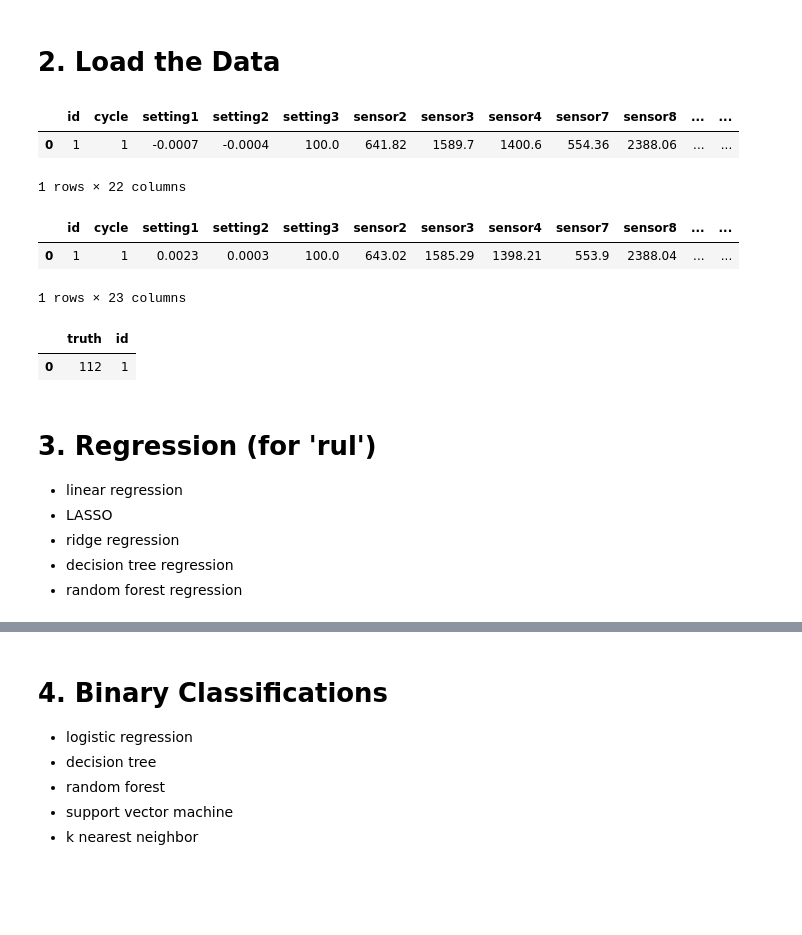
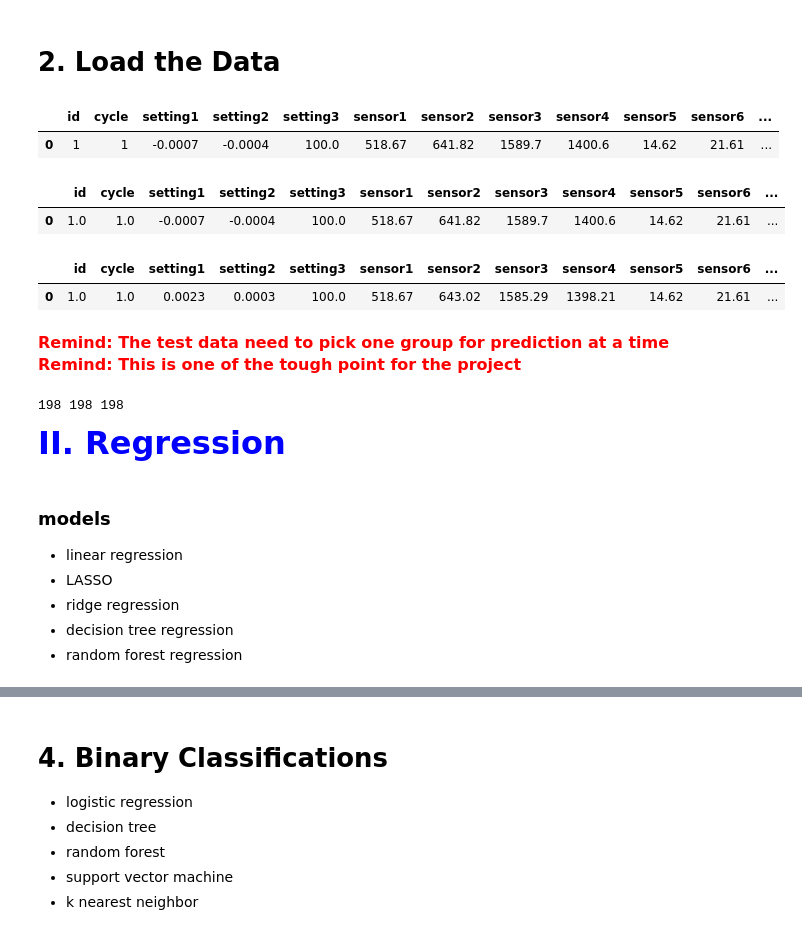
Before and after one commit to Chenye16/PdM, a Jupyter notebook: IOT_2_Baseline_Models.ipynb, the cells around one changed output, grey strips where cells are left out. Saved outputs shown, nothing was run; the diff lists cells and outputs as text; code cells hidden in the pictures; blank space fills up the shorter version.

```diff
--- a/IOT_2_Baseline_Models.ipynb
+++ b/IOT_2_Baseline_Models.ipynb
@@ -7,8 +9,15 @@
 # from IPython.core.display import display, HTML
 # display(HTML("<style>.container { width:90% !important; }</style>"))
 
+import pandas as pd
+import numpy as np
+import matplotlib.pyplot as plt; plt.rcdefaults()
+import warnings
+%matplotlib inline
+plt.style.use('ggplot')
+
 # this is pandas table width setting
-pd.set_option('display.expand_frame_repr', False)
+pd.set_option('display.max_columns', None)
 
 # display pd table side by side
 from IPython.display import display_html
@@ -17,11 +26,6 @@ def display_side_by_side(*args):
     for df in args:
         html_str+=df.to_html()
     display_html(html_str.replace('table','table style="display:inline"'),raw=True)
-
-%matplotlib inline
-import pandas as pd
-import numpy as np
-import matplotlib.pyplot as plt; plt.rcdefaults()
 # %% [markdown]
 # 2. Load the Data
 # %%
@@ -29,21 +33,27 @@ import matplotlib.pyplot as plt; plt.rcdefaults()
 
 train1 = pd.read_pickle('data/train1.pkl')
 test1 = pd.read_pickle('data/test1.pkl')
-RUL1 = pd.read_pickle('data/RUL1.pkl')
+
+train1_r5 = pd.read_pickle('data/train1_r5.pkl')
+test1_r5 = pd.read_pickle('data/test1_r5.pkl')
+
+train1_r5_norm = pd.read_pickle('data/train1_r5_norm.pkl')
+test1_r5_norm = pd.read_pickle('data/test1_r5_norm.pkl')
 # %%
 train1[0:1]
 # %% [output]
-|  | id | cycle | setting1 | setting2 | setting3 | sensor2 | sensor3 | sensor4 | sensor7 | sensor8 | ... | ... |
-| 0 | 1 | 1 | -0.0007 | -0.0004 | 100.0 | 641.82 | 1589.7 | 1400.6 | 554.36 | 2388.06 | ... | ... |
+|  | id | cycle | setting1 | setting2 | setting3 | sensor1 | sensor2 | sensor3 | sensor4 | sensor5 | sensor6 | ... |
+| 0 | 1 | 1 | -0.0007 | -0.0004 | 100.0 | 518.67 | 641.82 | 1589.7 | 1400.6 | 14.62 | 21.61 | ... |
-1 rows × 22 columns
 # %%
-test1[0:1]
+train1_r5[0:1]
 # %% [output]
-|  | id | cycle | setting1 | setting2 | setting3 | sensor2 | sensor3 | sensor4 | sensor7 | sensor8 | ... | ... |
-| 0 | 1 | 1 | 0.0023 | 0.0003 | 100.0 | 643.02 | 1585.29 | 1398.21 | 553.9 | 2388.04 | ... | ... |
+|  | id | cycle | setting1 | setting2 | setting3 | sensor1 | sensor2 | sensor3 | sensor4 | sensor5 | sensor6 | ... |
+| 0 | 1.0 | 1.0 | -0.0007 | -0.0004 | 100.0 | 518.67 | 641.82 | 1589.7 | 1400.6 | 14.62 | 21.61 | ... |
-1 rows × 23 columns
 # %%
-RUL1[0:1]
+test1_r10[0:1]
 # %% [output]
-|  | truth | id |
-| 0 | 112 | 1 |
+|  | id | cycle | setting1 | setting2 | setting3 | sensor1 | sensor2 | sensor3 | sensor4 | sensor5 | sensor6 | ... |
+| 0 | 1.0 | 1.0 | 0.0023 | 0.0003 | 100.0 | 518.67 | 643.02 | 1585.29 | 1398.21 | 14.62 | 21.61 | ... |
+# %% [markdown]
+<font size="3" color="red"> <B> Remind: The test data need to pick one group for prediction at a time </B> </font> <br>
+<font size="3" color="red"> <B> Remind: This is one of the tough point for the project </B> </font>
@@ -50,5 +71,11 @@ RUL1[0:1]
+# %%
+print(Y_test.count(), Y_test_r5.count(), Y_test_r5_norm.count())
+# %% [output]
+198 198 198
+# %% [markdown]
+<font size="6" color="blue"> <B> II. Regression </B> </font>
 # %% [markdown]
-# 3. Regression (for 'rul')
+### models
 - linear regression
 - LASSO
 - ridge regression
```
Also changed, not shown: parts of 64 cells of this notebook, 16 other files.
